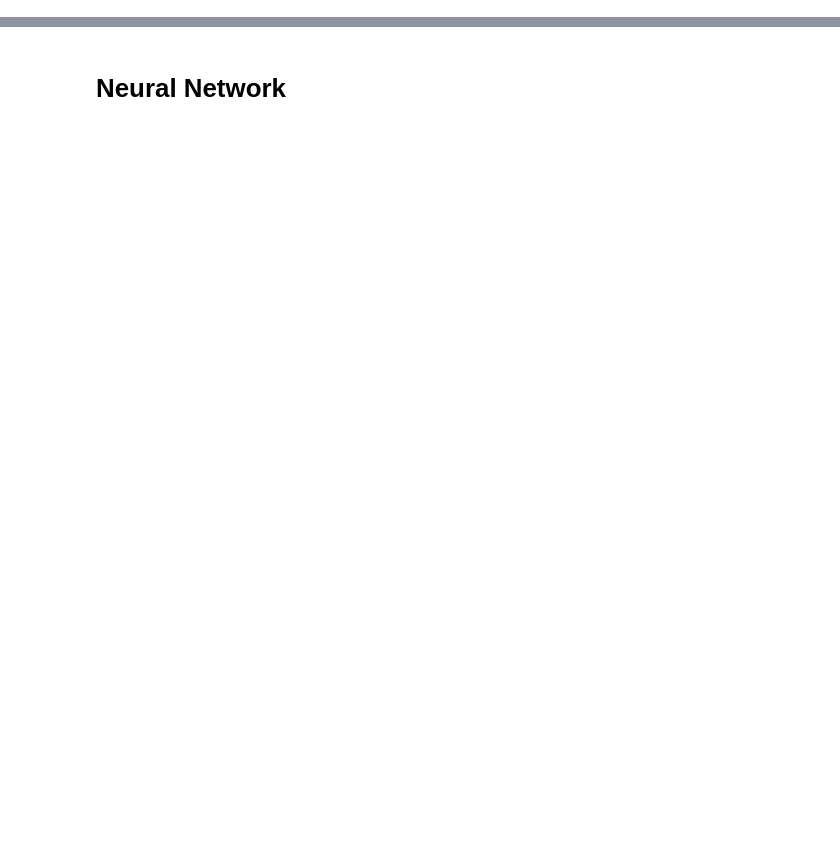
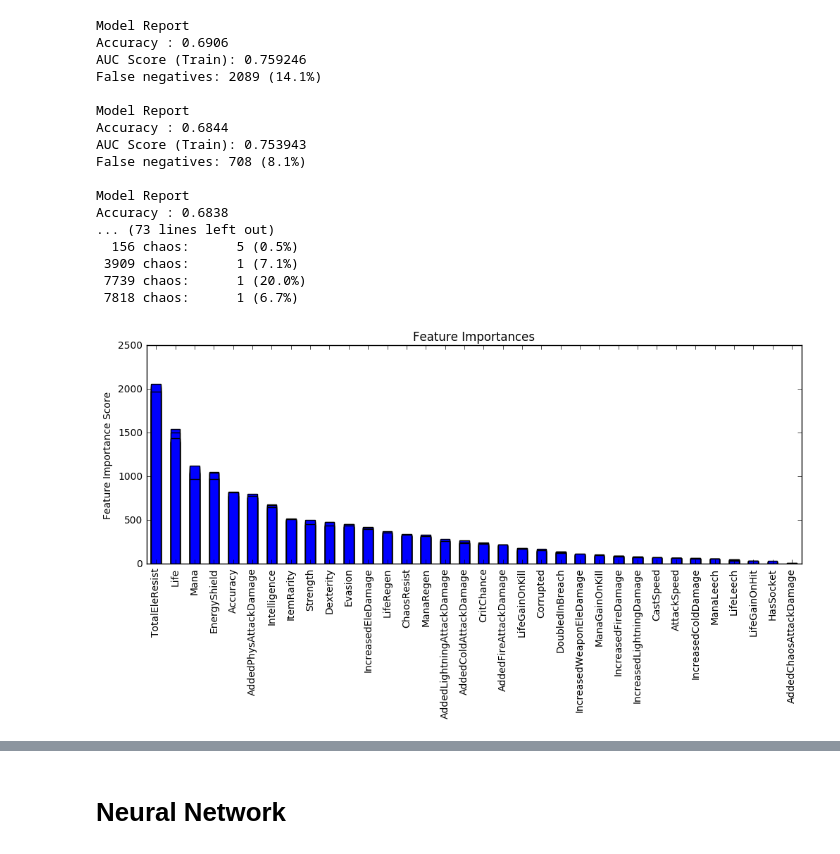
Before and after one commit to bschug/poeria, a Jupyter notebook: notebooks/Train.ipynb, the cells around one changed output, grey strips where cells are left out. Drawn from its saved outputs; the diff is of its cells as text; code cells hidden in the pictures; blank space fills up the shorter version.

```diff
--- a/notebooks/Train.ipynb
+++ b/notebooks/Train.ipynb
@@ -150,0 +134,46 @@ AUC Score (Train): 0.755352
+# %%
+def duplicate_false_negatives_xgb(threshold):
+    global dtrain
+
+    num_fn = 0
+    num_tp = 0
+    false_negatives = []
+    predictions_train = model.predict(dtrain[predictors])
+    for i, (y, pred, price) in enumerate(zip(dtrain['valuable'], predictions_train, dtrain['price'])):
+        if y == 1 and pred == 0 and price >= threshold:
+            num_fn += 1
+            false_negatives.append(dtrain.iloc[i])
+        elif y == 1 and pred == 1 and price >= threshold:
+            num_tp += 1
+
+    dtrain = dtrain.append(false_negatives)
+    return num_fn, num_tp
+# %%
+# Refine model by duplicating all valuable false negatives until they are properly detected
+for t in [10,20,30,40,50,50,50,50,50,50]:
+    modelfit(model, dtrain, predictors)
+    num_fn, num_total = duplicate_false_negatives_xgb(t)
+    print("False negatives: {} ({:.1f}%)".format(num_fn, (num_fn / num_total) * 100))
+    if num_fn / num_total < 0.02:
+        break
+
+evaluate_predictions(model.predict(full_pd[predictors]), full_pd['price'].apply(lambda x: x > 0), full_pd['price'])
+# %% [output]
+Model Report
+Accuracy : 0.6906
+AUC Score (Train): 0.759246
+False negatives: 2089 (14.1%)
+
+Model Report
+Accuracy : 0.6844
+AUC Score (Train): 0.753943
+False negatives: 708 (8.1%)
+
+Model Report
+Accuracy : 0.6838
+... (73 lines left out)
+  156 chaos:      5 (0.5%)
+ 3909 chaos:      1 (7.1%)
+ 7739 chaos:      1 (20.0%)
+ 7818 chaos:      1 (6.7%)
+[figure, added]
```
Also changed, not shown: parts of 16 cells of this notebook, 1 other file.
